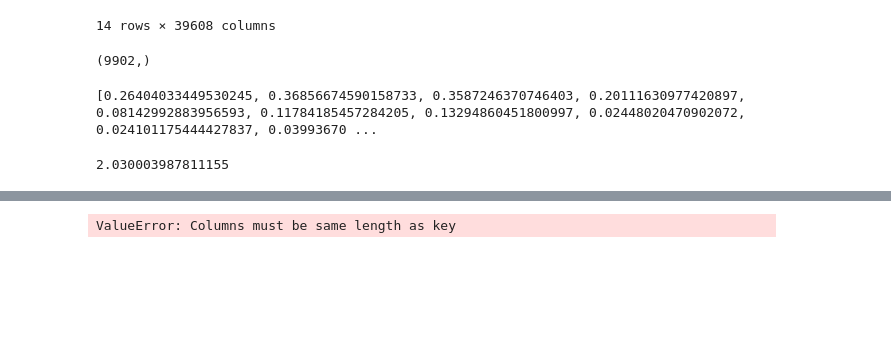
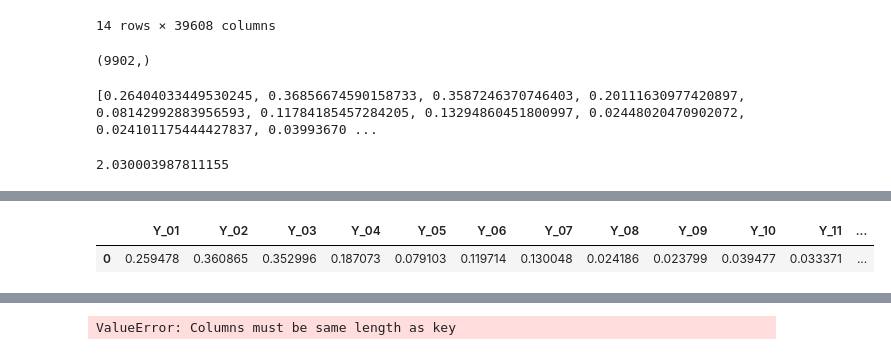
Before and after one commit to hykhhijk/Dacon, a Jupyter notebook: LG_Radar/Base.ipynb, the cells around one changed output, grey strips where cells are left out. Saved outputs shown, nothing was run; the diff lists cells and outputs as text; code cells hidden in the pictures; blank space fills up the shorter version.

```diff
--- a/LG_Radar/Base.ipynb
+++ b/LG_Radar/Base.ipynb
@@ -130,0 +182,5 @@ lg_nrmse(np.array(y_test),np.transpose(pred))
+# %%
+pd.DataFrame([0.2594777429390943, 0.3608651752575464, 0.35299554221448104, 0.18707286611813304, 0.07910317604116744, 0.11971384182649097, 0.13004823447152736, 0.024185815130866747, 0.023799344141429164, 0.0394765219333084, 0.03337109441235436, 0.023992849164211377, 0.02396454569120152, 0.02398859789548287], y.columns, ).transpose()
+# %% [output]
+|  | Y_01 | Y_02 | Y_03 | Y_04 | Y_05 | Y_06 | Y_07 | Y_08 | Y_09 | Y_10 | Y_11 | ... |
+| 0 | 0.259478 | 0.360865 | 0.352996 | 0.187073 | 0.079103 | 0.119714 | 0.130048 | 0.024186 | 0.023799 | 0.039477 | 0.033371 | ... |
```
Also changed, not shown: parts of 23 cells of this notebook.
